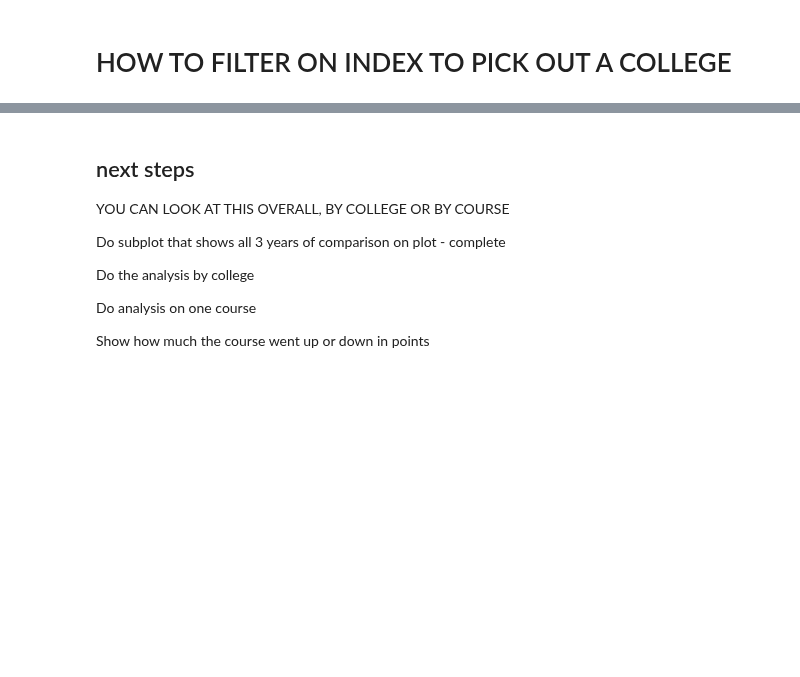
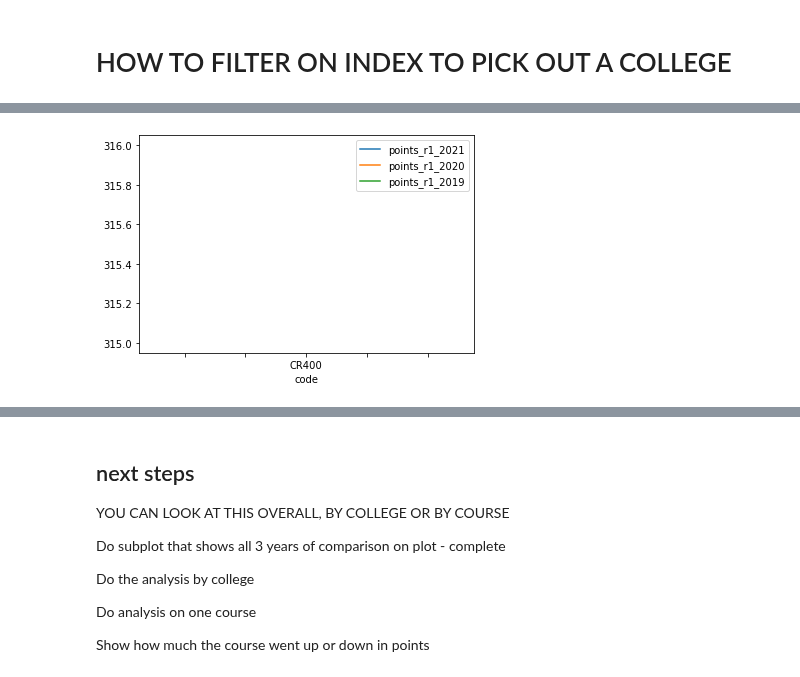
Before and after one commit to Michelleoc/fundamentals-of-data-analysis-assessment, a Jupyter notebook: cao.ipynb, the cells around one changed output, grey strips where cells are left out. Drawn from its saved outputs; the diff is of its cells as text; code cells hidden in the pictures; blank space fills up the shorter version.

```diff
--- a/cao.ipynb
+++ b/cao.ipynb
@@ -1295,4 +1358,7 @@ list(dfallround1.columns)
 # %%
-df = DataFrame(data=[['a', 1], ['b', 2], ['c', 3]], index=['N01', 'N02', 'N03'])
-df.index.isin(['01', '02'])
+# https://datatofish.com/filter-pandas-dataframe/
+course_choice = 'CR400'
+# dfallroundAL = dfallround1.filter(like = 'AL', axis=0)
+dfbycoursecode = dfallround1.filter(like = course_choice, axis=0)
+dfbycoursecode
 # %% [output]
@@ -1299,0 +1378,8 @@ NameError: name 'DataFrame' is not defined
+# %%
+# https://stackoverflow.com/questions/47775220/how-to-plot-multiple-pandas-columns
+
+# https://stackoverflow.com/questions/53679442/plotting-dataframe-columns-on-x-axis
+dfbycoursecode.plot(y=["points_r1_2021", "points_r1_2020", "points_r1_2019"], kind="line")
+plt.show()
+# %% [output]
+[figure, added]
```
Also changed, not shown: parts of 30 cells of this notebook, 40 other files.
